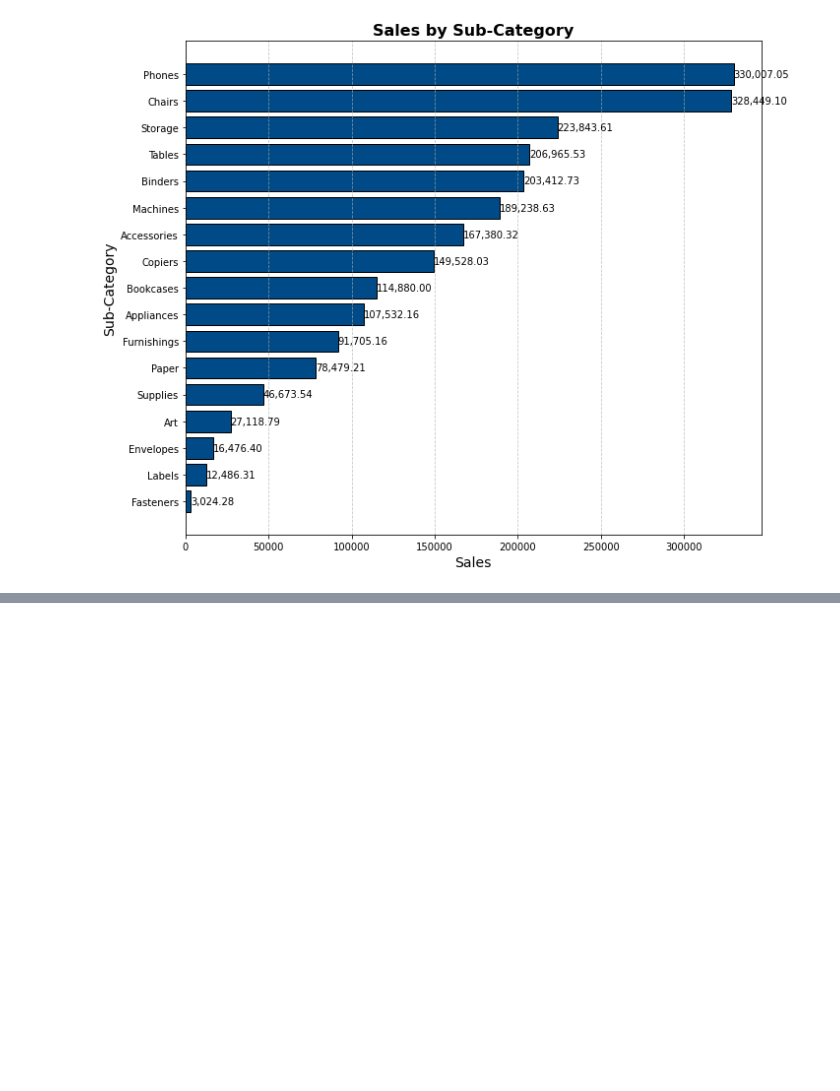
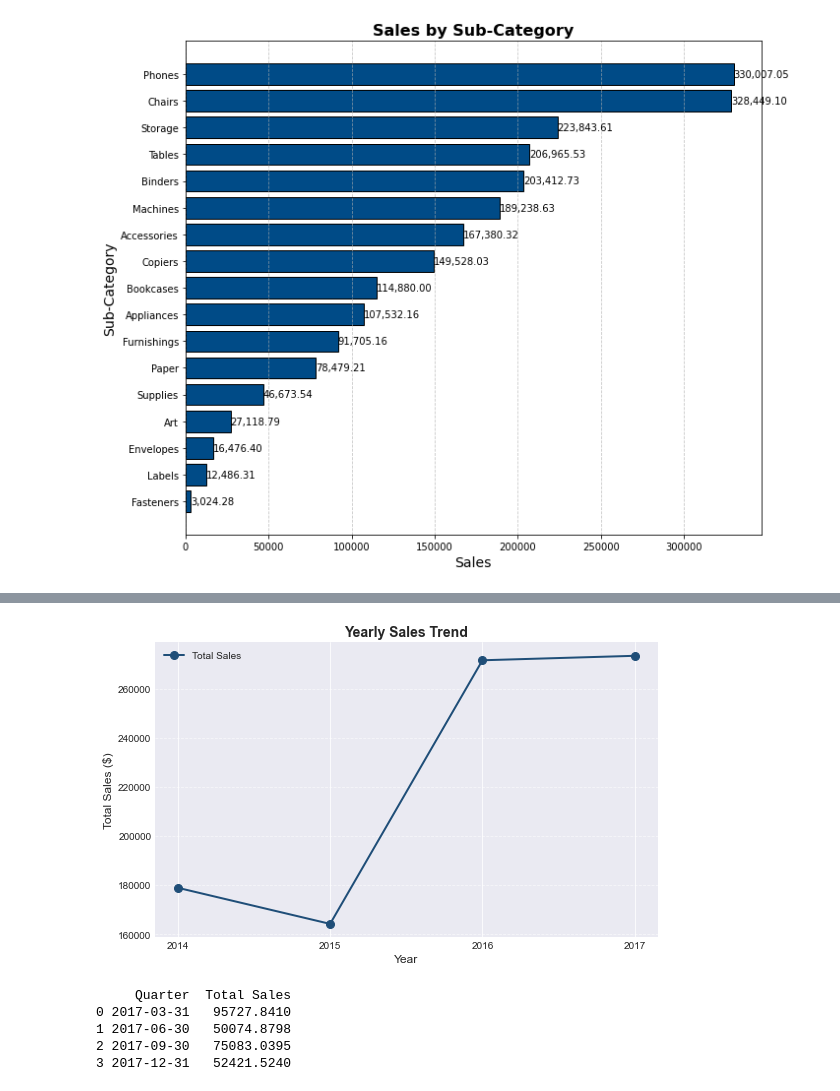
Before and after one commit to MehdiAliouan/Customer-Segmentation-Python, a Jupyter notebook: Superstore_Data_Analysis.ipynb, the cells around one changed output, grey strips where cells are left out. Saved outputs shown, nothing was run; the diff lists cells and outputs as text; code cells hidden in the pictures; blank space fills up the shorter version.

```diff
--- a/Superstore_Data_Analysis.ipynb
+++ b/Superstore_Data_Analysis.ipynb
@@ -370,0 +419,40 @@ plt.show()
+# %%
+# Create the line chart
+plt.figure(figsize=(8, 5))
+plt.plot(yearly_sales['Year'], yearly_sales['Total Sales'],
+         marker='o', linestyle='-', color='#1f4e78', linewidth=2, markersize=8, label='Total Sales')
+
+# Add title and labels
+plt.title('Yearly Sales Trend', fontsize=14, fontweight='bold')
+plt.xlabel('Year', fontsize=12)
+plt.ylabel('Total Sales ($)', fontsize=12)
+
+# Add gridlines for better readability
+plt.grid(axis='y', linestyle='--', alpha=0.6)
+
+# Add legend
+plt.legend(loc='upper left', fontsize=10)
+
+# Enhance x-axis ticks for clarity
+plt.xticks(yearly_sales['Year'], fontsize=10)
+
+# Tight layout for better spacing
+plt.tight_layout()
+
+# Display the chart
+plt.show()
+# %% [output]
+[figure, added]
+# %%
+df['Order Date'] = pd.to_datetime(df['Order Date'], dayfirst=True)
+year_sales = df[df['Order Date'].dt.year == 2017]
+quarterly_sales = year_sales.resample('Q', on='Order Date')['Sales'].sum()
+quarterly_sales = quarterly_sales.reset_index()
+quarterly_sales = quarterly_sales.rename(columns = {'Order Date': 'Quarter', 'Sales' : 'Total Sales'})
+print(quarterly_sales)
+# %% [output]
+     Quarter  Total Sales
+0 2017-03-31   95727.8410
+1 2017-06-30   50074.8798
+2 2017-09-30   75083.0395
+3 2017-12-31   52421.5240
```
Also changed, not shown: parts of 7 cells of this notebook, 1 other file.
